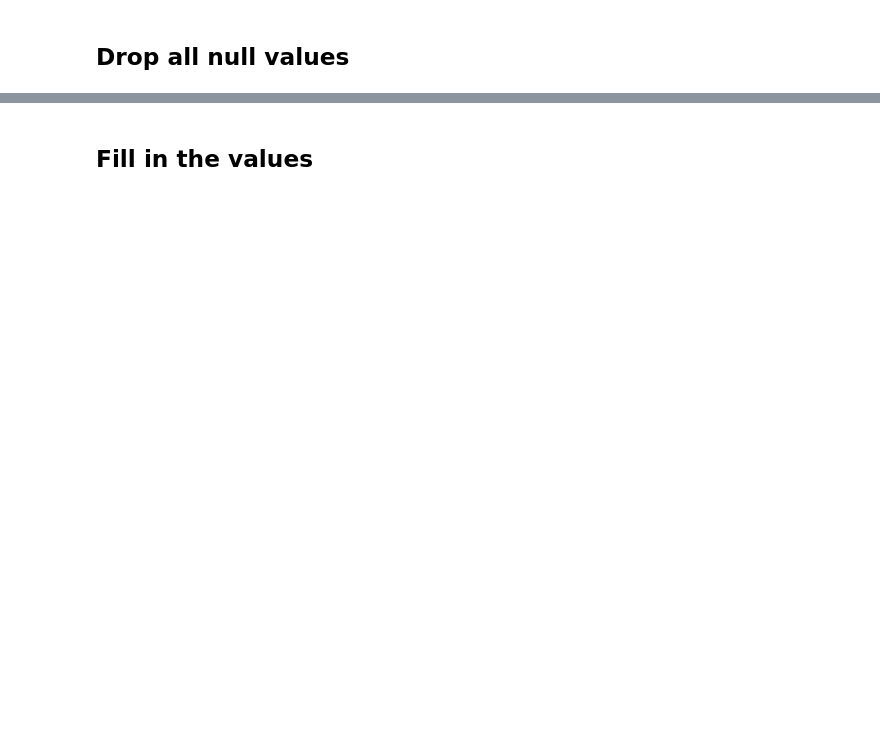
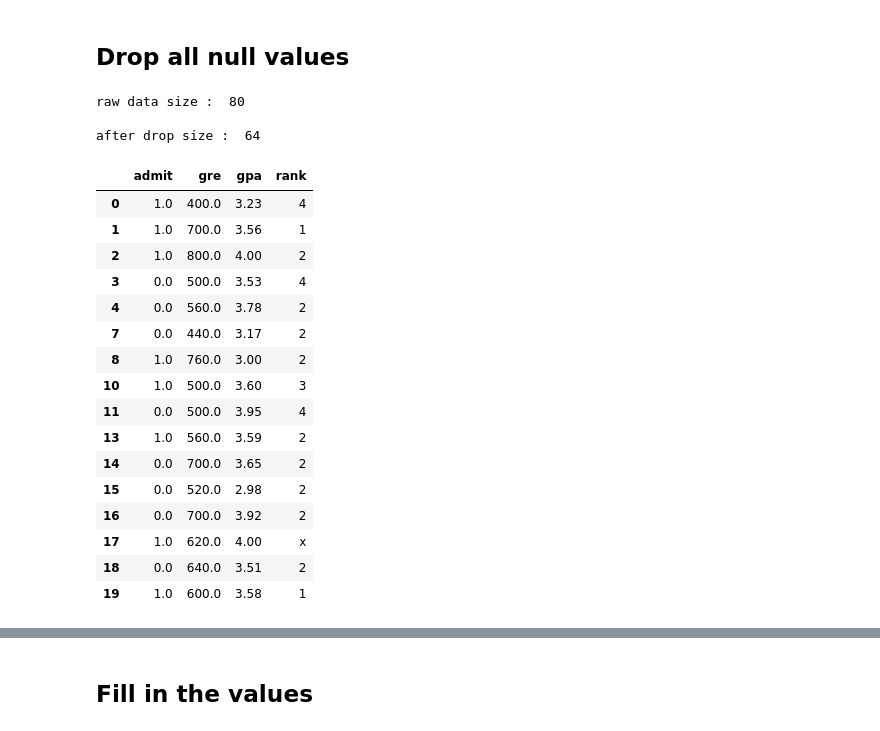
Before and after one commit to vgudur/machine-learning-learning-path-labs, a Jupyter notebook: python-data-analytics/data-cleanup.ipynb, the cells around one changed output, grey strips where cells are left out. Saved outputs shown, nothing was run; the diff lists cells and outputs as text; code cells hidden in the pictures; blank space fills up the shorter version.

```diff
--- a/python-data-analytics/data-cleanup.ipynb
+++ b/python-data-analytics/data-cleanup.ipynb
@@ -31,11 +83,32 @@ admissions[['gre', '???']].describe()
 # %%
 print("raw data size : ", admissions.size)
 
 ## TODO : use 'dropna' function
-dropped_na = admissions.???()
+dropped_na = admissions.dropna()
 print()
 print("after drop size : ", dropped_na.size)
 dropped_na
+# %% [output]
+raw data size :  80
+
+after drop size :  64
+|  | admit | gre | gpa | rank |
+| 0 | 1.0 | 400.0 | 3.23 | 4 |
+| 1 | 1.0 | 700.0 | 3.56 | 1 |
+| 2 | 1.0 | 800.0 | 4.00 | 2 |
+| 3 | 0.0 | 500.0 | 3.53 | 4 |
+| 4 | 0.0 | 560.0 | 3.78 | 2 |
+| 7 | 0.0 | 440.0 | 3.17 | 2 |
+| 8 | 1.0 | 760.0 | 3.00 | 2 |
+| 10 | 1.0 | 500.0 | 3.60 | 3 |
+| 11 | 0.0 | 500.0 | 3.95 | 4 |
+| 13 | 1.0 | 560.0 | 3.59 | 2 |
+| 14 | 0.0 | 700.0 | 3.65 | 2 |
+| 15 | 0.0 | 520.0 | 2.98 | 2 |
+| 16 | 0.0 | 700.0 | 3.92 | 2 |
+| 17 | 1.0 | 620.0 | 4.00 | x |
+| 18 | 0.0 | 640.0 | 3.51 | 2 |
+| 19 | 1.0 | 600.0 | 3.58 | 1 |
 # %%
 # only drop nulls from admit & gre column
 print("raw data size : ", admissions.size)
```
Also changed, not shown: parts of 6 cells of this notebook.
